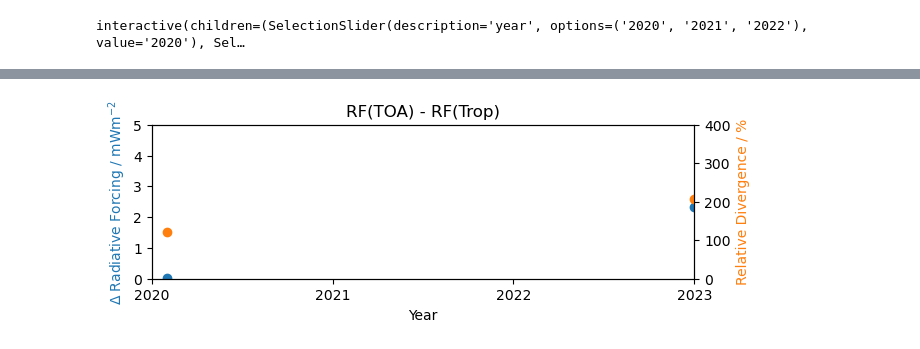
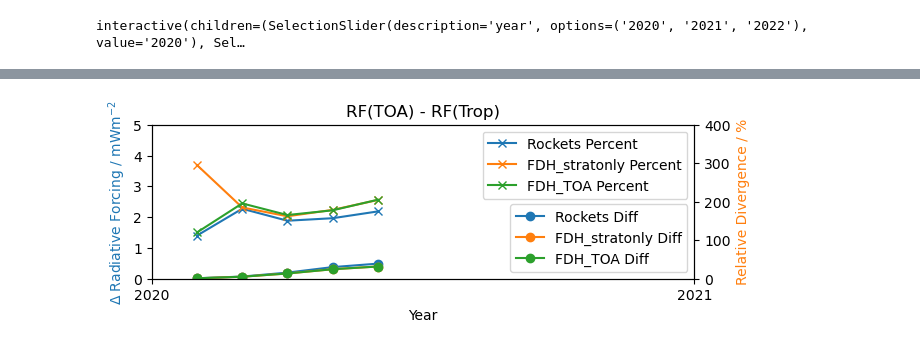
Before and after one commit to cbarker211/rocket-rundir, a Jupyter notebook: OutputDir/rad_forcing_output.ipynb, the cells around one changed output, grey strips where cells are left out. Drawn from its saved outputs; the diff is of its cells as text; code cells hidden in the pictures.

Commit message:
Commit after running SA checks after EGU. Updates to run_files, logs, and output notebooks.

```diff
--- a/OutputDir/rad_forcing_output.ipynb
+++ b/OutputDir/rad_forcing_output.ipynb
@@ -239,49 +302,72 @@ interact(check_strat_adjust,
 # %% [output]
 interactive(children=(SelectionSlider(description='year', options=('2020', '2021', '2022'), value='2020'), Sel…
 # %%
-months =['01','02','03','04','05','06','07','08','09','10','11','12']
-years = ["2020","2021","2022"]
-year_labels = []
-rf_diff = []
-rf_toa_percent = []
-for year_count,year in enumerate(years):
-    for month in months:
-        if (year == "2020" and int(month) > 1) or (year == "2022" and int(month) < 12) or (year == "2021"):
-            #pass
-            continue
-        year_labels.append(int(month)/12+year_count+2020)
-        # Open the files
-        wr  = xr.open_dataset(f"/home/ucfacb0/rundirs/Rockets/gc_4x5_47L_merra2_fullchem_main/OutputDir/Rockets/GEOSChem.RRTMG.{year}{month}01_0000z.nc4")
-        nr  = xr.open_dataset(filepath+norocketsSim+f'/GEOSChem.RRTMG.{year}{month}01_0000z.nc4' )
-        time, lon, lat = nr.variables['time'][:], nr.variables['lon'][:], nr.variables['lat'][:]
-
-        # Check that the stratospheric adjustment worked.
-        flux_toa_perturbed = wr["RadAllSkySWTOA_BASE"].isel(time=0) + wr["RadAllSkyLWTOA_BASE"].isel(time=0)
-        flux_toa_baseline  = nr["RadAllSkySWTOA_BASE"].isel(time=0) + nr["RadAllSkyLWTOA_BASE"].isel(time=0)
-
-        flux_trop_perturbed = wr["RadAllSkySWTrop_BASE"].isel(time=0) + wr["RadAllSkyLWTrop_BASE"].isel(time=0)
-        flux_trop_baseline  = nr["RadAllSkySWTrop_BASE"].isel(time=0) + nr["RadAllSkyLWTrop_BASE"].isel(time=0)
-
-        rf_toa  = flux_toa_perturbed  - flux_toa_baseline
-        rf_trop = flux_trop_perturbed - flux_trop_baseline
-
-        diff = rf_toa - rf_trop
-        rf_diff.append(diff.mean().item()*1000)
-        rf_toa_percent.append(diff.mean().item()/rf_toa.mean().item()*100)
-
-        wr.close()
-        nr.close()
+months =['01','02','03','04','05']#,'06','07','08','09','10','11','12']
+years = ["2020",]#"2021","2022"]
 
 fig, ax1 = plt.subplots(figsize=(7,2))
 ax2 = ax1.twinx()
-ax1.scatter(year_labels,rf_diff, color='tab:blue')
-ax2.scatter(year_labels,rf_toa_percent, color='tab:orange')
+fig1, ax3 = plt.subplots(figsize=(7,2))
+
+wr_filepaths = ["/home/ucfacb0/rundirs/Rockets/gc_4x5_47L_merra2_fullchem_main/OutputDir/Rockets",
+                "/home/ucfacb0/Scratch/Old_Rocket_Runs/OutputDir/Rockets/FDH_stratonly",
+                "/home/ucfacb0/rundirs/Rockets/gc_4x5_47L_merra2_fullchem_main/OutputDir/Rockets/FDH_TOA"]
+for wr_filepath in wr_filepaths:
+    rf_diff, rf_toa_plot, rf_trop_plot,rf_toa_percent,year_labels= [],[],[],[],[]
+    for year_count,year in enumerate(years):
+        for month in months:
+            #if (year == "2020" and int(month) > 6) or (year == "2022" and int(month) < 12) or (year == "2021"):
+            #if (year == "2022" and int(month) > 11):
+                #pass
+                #continue
+            year_labels.append(int(month)/12+year_count+2020)
+            # Open the files
+            wr  = xr.open_dataset(wr_filepath + f"/GEOSChem.RRTMG.{year}{month}01_0000z.nc4")
+            nr  = xr.open_dataset(filepath+norocketsSim+f'/GEOSChem.RRTMG.{year}{month}01_0000z.nc4' )
+            time, lon, lat = nr.variables['time'][:], nr.variables['lon'][:], nr.variables['lat'][:]
+
+            # Check that the stratospheric adjustment worked.
+            flux_toa_perturbed = wr["RadAllSkySWTOA_BASE"].isel(time=0) + wr["RadAllSkyLWTOA_BASE"].isel(time=0)
+            flux_toa_baseline  = nr["RadAllSkySWTOA_BASE"].isel(time=0) + nr["RadAllSkyLWTOA_BASE"].isel(time=0)
+
+            flux_trop_perturbed = wr["RadAllSkySWTrop_BASE"].isel(time=0) + wr["RadAllSkyLWTrop_BASE"].isel(time=0)
+            flux_trop_baseline  = nr["RadAllSkySWTrop_BASE"].isel(time=0) + nr["RadAllSkyLWTrop_BASE"].isel(time=0)
+
+            rf_toa  = flux_toa_perturbed  - flux_toa_baseline
+            rf_trop = flux_trop_perturbed - flux_trop_baseline
+
+            diff = rf_toa - rf_trop
+            rf_toa_plot.append(rf_toa.mean().item()*1000)
+            rf_trop_plot.append(rf_trop.mean().item()*1000)
+            rf_diff.append(diff.mean().item()*1000)
+            rf_toa_percent.append(diff.mean().item()/rf_toa.mean().item()*100)
+
+            wr.close()
+            nr.close()
+
+
+    ax1.plot(year_labels,rf_diff,'-o', label=f"{wr_filepath.split('/')[-1]} Diff")
+    ax2.plot(year_labels,rf_toa_percent,'-x',label=f"{wr_filepath.split('/')[-1]} Percent")
+    ax3.plot(year_labels,rf_toa_plot,'-o',label=f"{wr_filepath.split('/')[-1]} TOA")
+    ax3.plot(year_labels,rf_trop_plot,'-x',label=f"{wr_filepath.split('/')[-1]} Trop")
+    print(rf_toa_plot,rf_trop_plot)
+
 ax1.set_xlabel("Year")
 ax1.set_ylabel("$\Delta$ Radiative Forcing / mWm$^{-2}$", color='tab:blue')
-ax1.set_xticks(np.linspace(2020,2023,4))
-ax1.set_xlim(2020,2023)
+ax1.set_xticks(np.linspace(2020,2021,2))
+ax1.set_xlim(2020,2021)
 ax1.set_ylim(0,5)
 ax1.set_title(f"RF(TOA) - RF(Trop)")
 ax2.set_ylim(0,400)
-ax2.set_ylabel("Relative Divergence / %", color='tab:orange')
+ax2.set_ylabel("Relative Divergence / %", color='tab:orange');
+ax1.legend(loc='lower right')
+ax2.legend(loc='upper right')
+
+ax3.set_xlabel("Year")
+ax3.set_ylabel("Radiative Forcing / mWm$^{-2}$", color='tab:blue')
+ax3.set_xticks(np.linspace(2020,2021,2))
+ax3.set_xlim(2020,2021)
+ax3.set_ylim(-0.4,0.4)
+ax3.set_title(f"RF");
+ax3.legend()
 # %% [output]
@@ -289 +378 @@ Text(0, 0.5, 'Relative Divergence / %')
-[figure, old version]
+[figure, new version]
```
Also changed, not shown: parts of 5 cells of this notebook, 30 other files.
